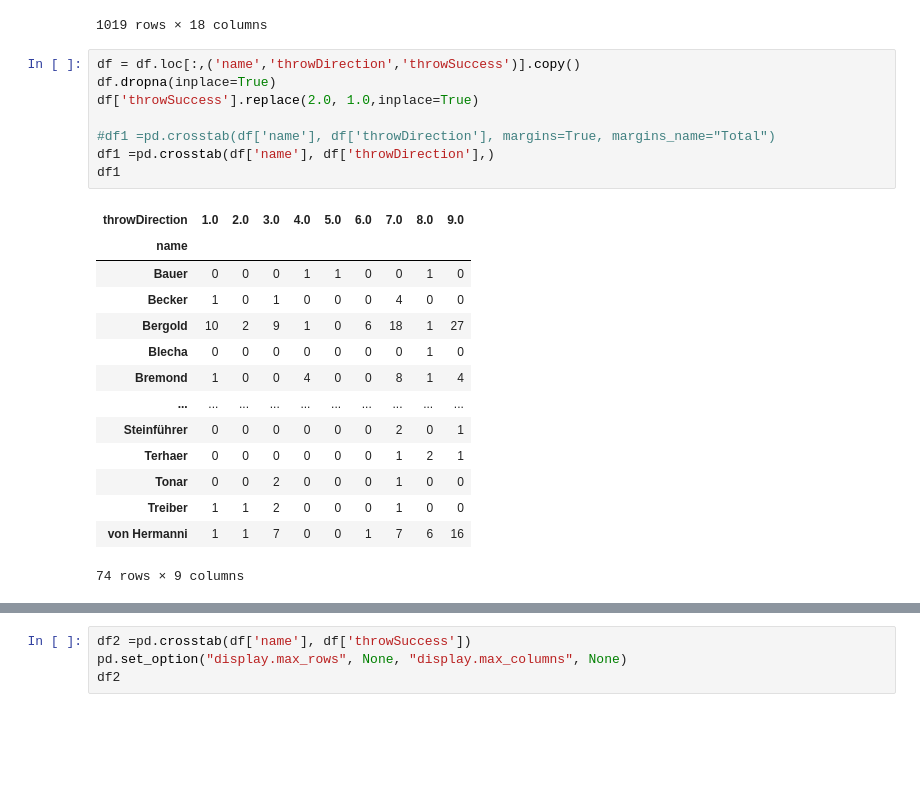
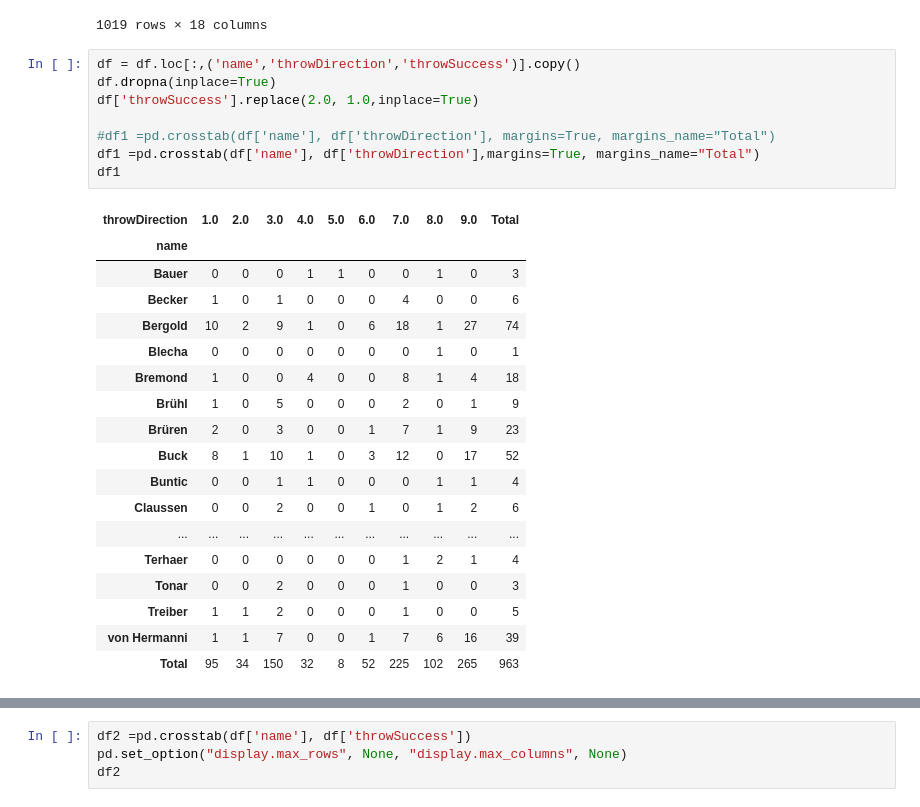
Before and after one commit to nayansavaliya/handball-data-science, a Jupyter notebook: src/FinalAnalysis/Analysis2/league3/league3ShootersQuad.ipynb, the cells around one changed output, grey strips where cells are left out. Drawn from its saved outputs; the diff is of its cells as text; blank space fills up the shorter version.

```diff
--- a/src/FinalAnalysis/Analysis2/league3/league3ShootersQuad.ipynb
+++ b/src/FinalAnalysis/Analysis2/league3/league3ShootersQuad.ipynb
@@ -71,23 +71,27 @@ df
 # %%
 df = df.loc[:,('name','throwDirection','throwSuccess')].copy()
 df.dropna(inplace=True)
 df['throwSuccess'].replace(2.0, 1.0,inplace=True)
 
 #df1 =pd.crosstab(df['name'], df['throwDirection'], margins=True, margins_name="Total")
-df1 =pd.crosstab(df['name'], df['throwDirection'],)
+df1 =pd.crosstab(df['name'], df['throwDirection'],margins=True, margins_name="Total")
 df1
 # %% [output]
-| throwDirection | 1.0 | 2.0 | 3.0 | 4.0 | 5.0 | 6.0 | 7.0 | 8.0 | 9.0 |
-| name |  |  |  |  |  |  |  |  |  |
-| Bauer | 0 | 0 | 0 | 1 | 1 | 0 | 0 | 1 | 0 |
-| Becker | 1 | 0 | 1 | 0 | 0 | 0 | 4 | 0 | 0 |
-| Bergold | 10 | 2 | 9 | 1 | 0 | 6 | 18 | 1 | 27 |
-| Blecha | 0 | 0 | 0 | 0 | 0 | 0 | 0 | 1 | 0 |
-| Bremond | 1 | 0 | 0 | 4 | 0 | 0 | 8 | 1 | 4 |
-| ... | ... | ... | ... | ... | ... | ... | ... | ... | ... |
-| Steinführer | 0 | 0 | 0 | 0 | 0 | 0 | 2 | 0 | 1 |
-| Terhaer | 0 | 0 | 0 | 0 | 0 | 0 | 1 | 2 | 1 |
-| Tonar | 0 | 0 | 2 | 0 | 0 | 0 | 1 | 0 | 0 |
-| Treiber | 1 | 1 | 2 | 0 | 0 | 0 | 1 | 0 | 0 |
-| von Hermanni | 1 | 1 | 7 | 0 | 0 | 1 | 7 | 6 | 16 |
+| throwDirection | 1.0 | 2.0 | 3.0 | 4.0 | 5.0 | 6.0 | 7.0 | 8.0 | 9.0 | Total |
+| name |  |  |  |  |  |  |  |  |  |  |
+| Bauer | 0 | 0 | 0 | 1 | 1 | 0 | 0 | 1 | 0 | 3 |
+| Becker | 1 | 0 | 1 | 0 | 0 | 0 | 4 | 0 | 0 | 6 |
+| Bergold | 10 | 2 | 9 | 1 | 0 | 6 | 18 | 1 | 27 | 74 |
+| Blecha | 0 | 0 | 0 | 0 | 0 | 0 | 0 | 1 | 0 | 1 |
+| Bremond | 1 | 0 | 0 | 4 | 0 | 0 | 8 | 1 | 4 | 18 |
+| Brühl | 1 | 0 | 5 | 0 | 0 | 0 | 2 | 0 | 1 | 9 |
+| Brüren | 2 | 0 | 3 | 0 | 0 | 1 | 7 | 1 | 9 | 23 |
+| Buck | 8 | 1 | 10 | 1 | 0 | 3 | 12 | 0 | 17 | 52 |
+| Buntic | 0 | 0 | 1 | 1 | 0 | 0 | 0 | 1 | 1 | 4 |
+| Claussen | 0 | 0 | 2 | 0 | 0 | 1 | 0 | 1 | 2 | 6 |
+| ... | ... | ... | ... | ... | ... | ... | ... | ... | ... | ... |
+| Terhaer | 0 | 0 | 0 | 0 | 0 | 0 | 1 | 2 | 1 | 4 |
+| Tonar | 0 | 0 | 2 | 0 | 0 | 0 | 1 | 0 | 0 | 3 |
+| Treiber | 1 | 1 | 2 | 0 | 0 | 0 | 1 | 0 | 0 | 5 |
+| von Hermanni | 1 | 1 | 7 | 0 | 0 | 1 | 7 | 6 | 16 | 39 |
+| Total | 95 | 34 | 150 | 32 | 8 | 52 | 225 | 102 | 265 | 963 |
-74 rows × 9 columns
```
Also changed, not shown: parts of 2 cells of this notebook, 7 other files.
